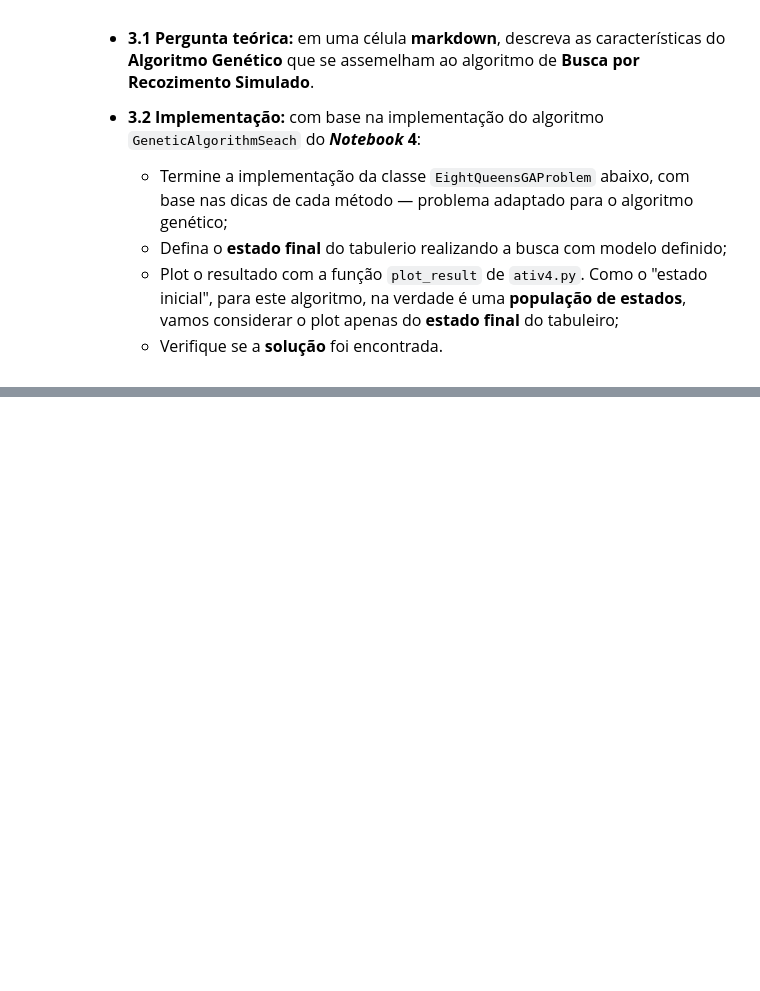
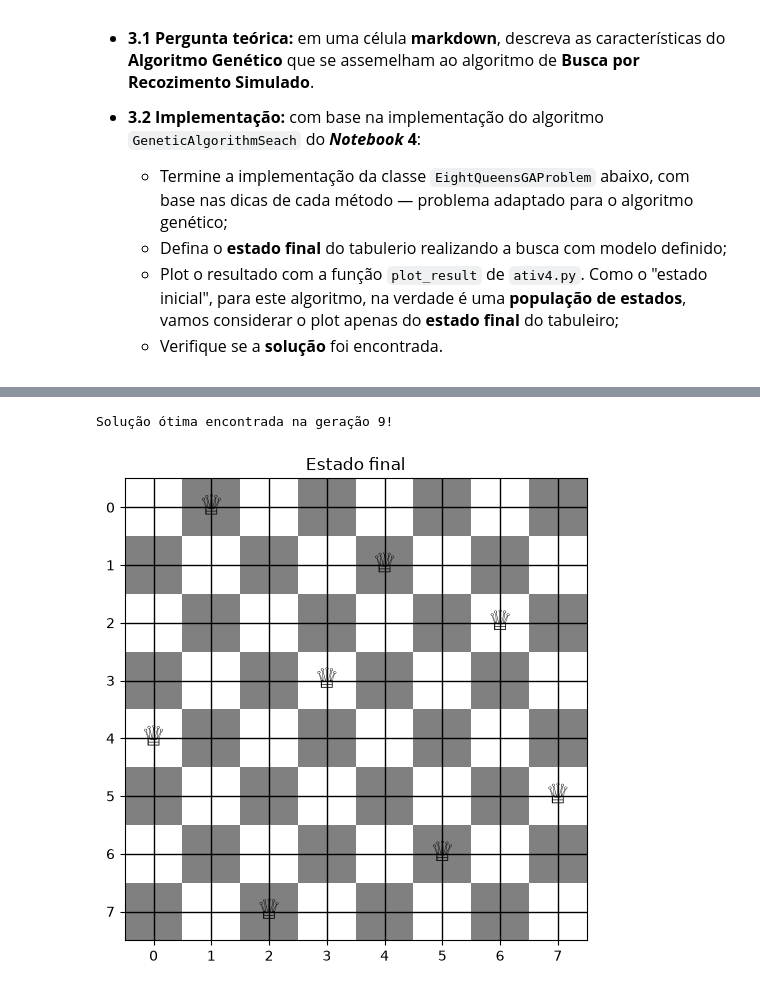
Before and after one commit to BlackbirdBlina/Introducao-a-IA, a Jupyter notebook: Unidade 1/Atividades/atividade4.ipynb, the cells around one changed output, grey strips where cells are left out. Drawn from its saved outputs; the diff is of its cells as text; code cells hidden in the pictures; blank space fills up the shorter version.

```diff
--- a/Unidade 1/Atividades/atividade4.ipynb
+++ b/Unidade 1/Atividades/atividade4.ipynb
@@ -316,0 +380,10 @@ class EightQueensGAProblem:
+# %%
+problema2 = EightQueensGAProblem()
+
+busca_ags = GeneticAlgorithmSearch(problema2, population_size = 1000, mutation_rate = 0.02, crossover_rate = 0.8)
+solucao2 = busca_ags.search(generations = 100)
+
+ativ4.plot_result(solucao2)
+# %% [output]
+Solução ótima encontrada na geração 9!
+[figure, added]
```
Also changed, not shown: parts of 9 cells of this notebook.
